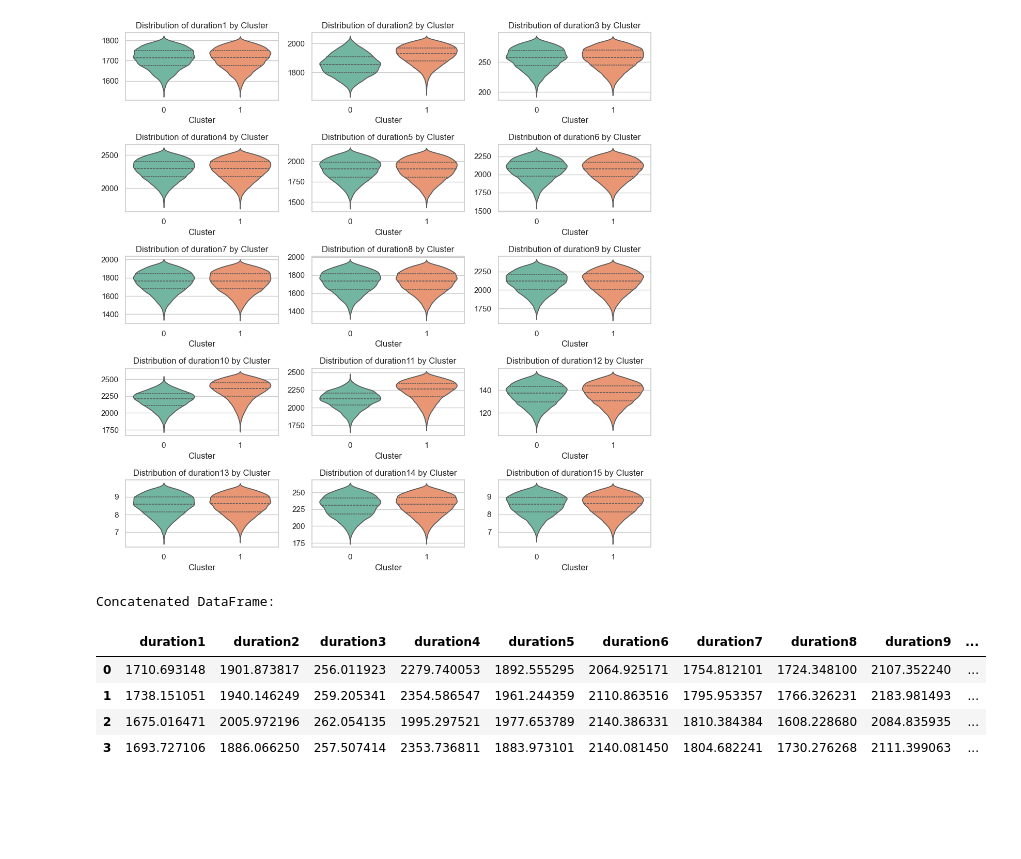
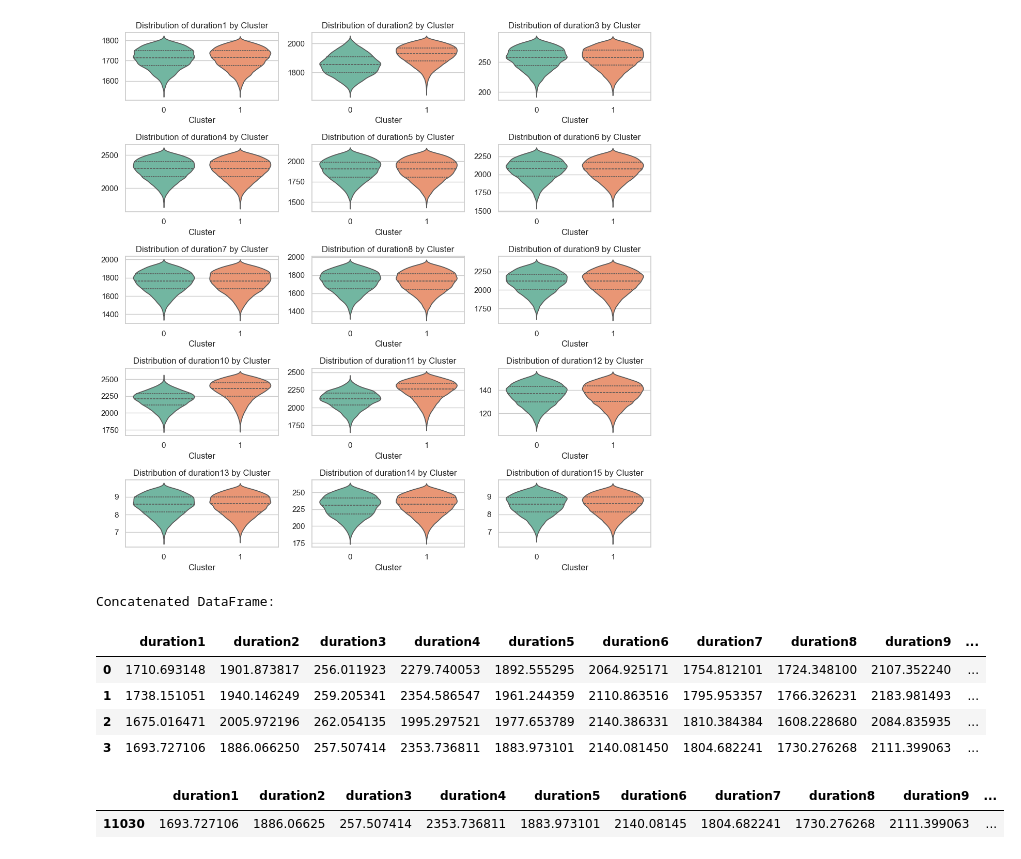
Before and after one commit to jismartin/counterEVM, a Jupyter notebook: Selection_of_instance.ipynb, the cells around one changed output. Cells and saved outputs as stored; diff of their text form; code cells hidden in the pictures; blank space fills up the shorter version.

```diff
--- a/Selection_of_instance.ipynb
+++ b/Selection_of_instance.ipynb
@@ -342,7 +347,7 @@ axes = axes.flatten()
 # Trazar distribución de cada duración por cluster
 for i, col in enumerate(duration_cols):
     sns.violinplot(
-        data=data,
+        data=data_copy,
         x='cluster',
         y=col,
         ax=axes[i],
@@ -393,3 +398,15 @@ Concatenated DataFrame:
 | 1 | 1738.151051 | 1940.146249 | 259.205341 | 2354.586547 | 1961.244359 | 2110.863516 | 1795.953357 | 1766.326231 | 2183.981493 | ... |
 | 2 | 1675.016471 | 2005.972196 | 262.054135 | 1995.297521 | 1977.653789 | 2140.386331 | 1810.384384 | 1608.228680 | 2084.835935 | ... |
 | 3 | 1693.727106 | 1886.066250 | 257.507414 | 2353.736811 | 1883.973101 | 2140.081450 | 1804.682241 | 1730.276268 | 2111.399063 | ... |
+# %%
+# Get the index in the original DataFrame for the selected instance
+
+search_for = representative_instance_df.iloc[0, 0:16]
+
+matching = (data == search_for).all(axis=1)
+matching_indices = data[matching].index
+
+data.loc[matching_indices]
+# %% [output]
+|  | duration1 | duration2 | duration3 | duration4 | duration5 | duration6 | duration7 | duration8 | duration9 | ... |
+| 11030 | 1693.727106 | 1886.06625 | 257.507414 | 2353.736811 | 1883.973101 | 2140.08145 | 1804.682241 | 1730.276268 | 2111.399063 | ... |
```
Also changed, not shown: parts of 7 cells of this notebook.
